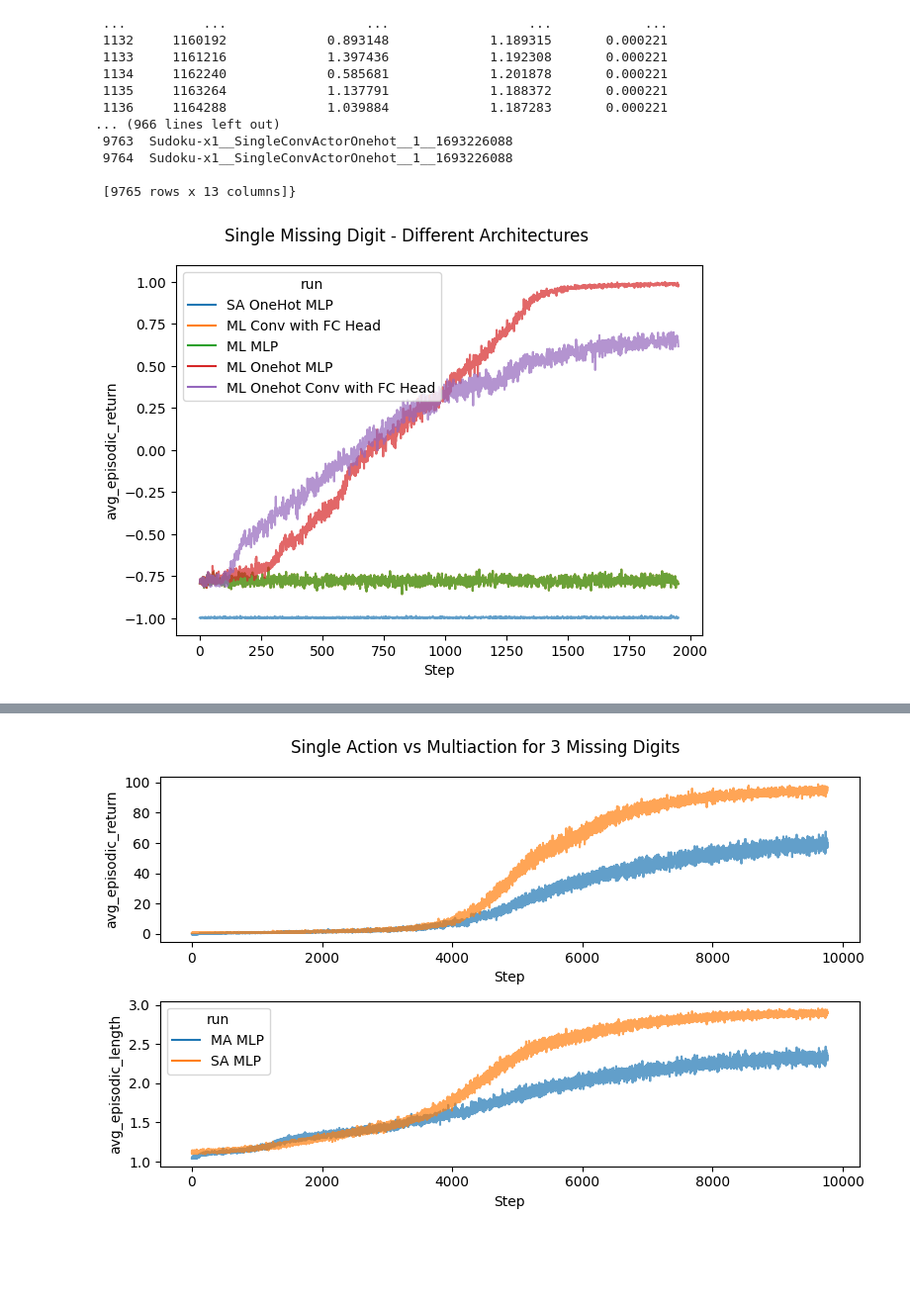
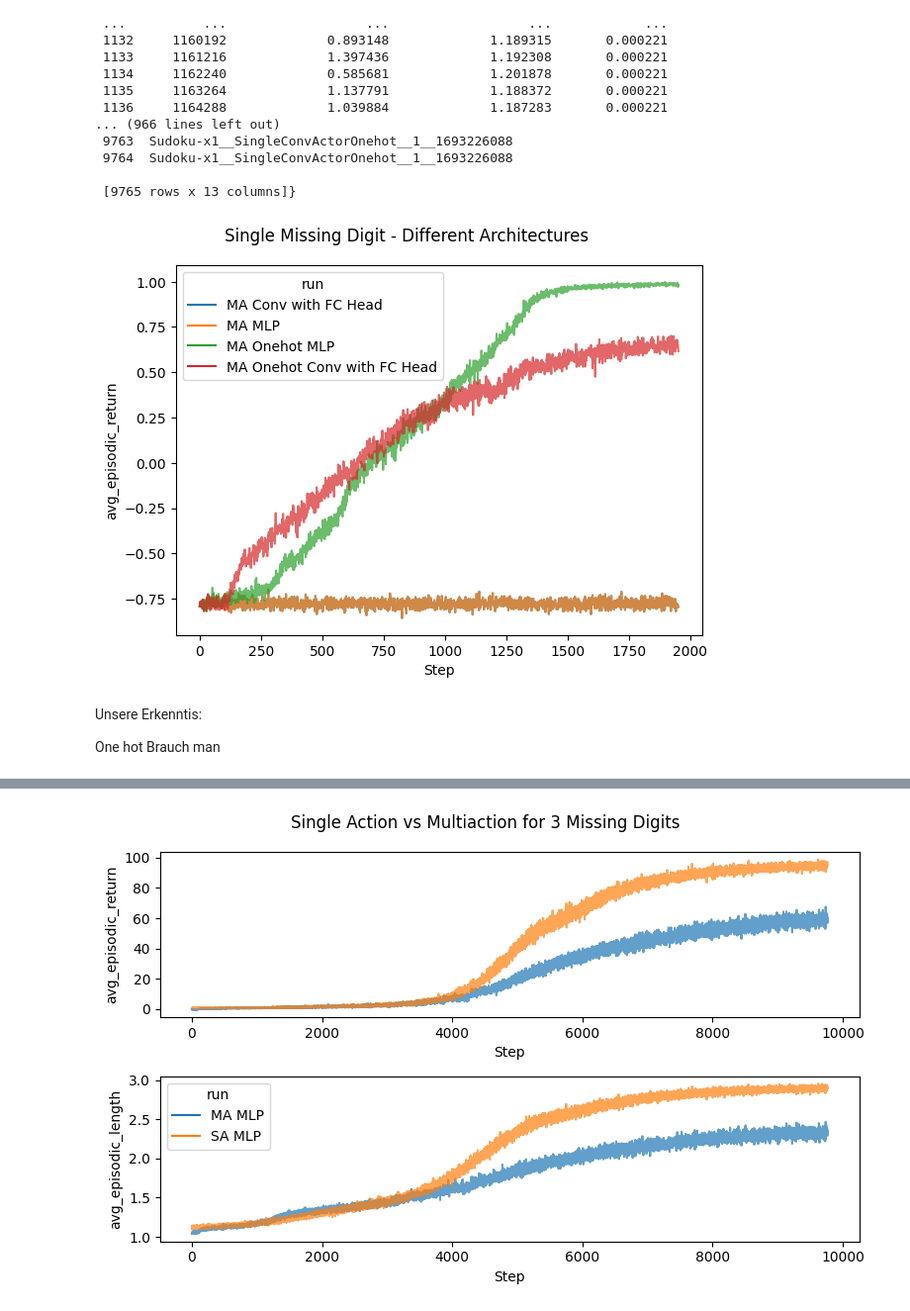
Before and after one commit to MockaWolke/DEEP_SUDOKU, a Jupyter notebook: analysis/anaylis_rl.ipynb, the cells around one changed output, grey strips where cells are left out. Shown at 99% size. Drawn from its saved outputs; the diff is of its cells as text; code cells hidden in the pictures; blank space fills up the shorter version.

```diff
--- a/analysis/anaylis_rl.ipynb
+++ b/analysis/anaylis_rl.ipynb
@@ -36,25 +36,28 @@ dfs
  [9765 rows x 13 columns]}
 # %%
 one_number = {
-    "Sudoku-v0__SingleActionTest__1__1693059453" : "SA OneHot MLP",
-    "Sudoku-v0__ConvActor__1__1693051529" : "ML Conv with FC Head",
-    "Sudoku-v0__SplitMLP__1__1693051553" : "ML MLP",
-    "Sudoku-v0__first_try__1__1693050650" : "ML Onehot MLP",
-    "Sudoku-v0__only1__1__1693049832" : "ML Onehot Conv with FC Head"
+    "Sudoku-v0__ConvActor__1__1693051529" : "MA Conv with FC Head",
+    "Sudoku-v0__SplitMLP__1__1693051553" : "MA MLP",
+    "Sudoku-v0__first_try__1__1693050650" : "MA Onehot MLP",
+    "Sudoku-v0__only1__1__1693049832" : "MA Onehot Conv with FC Head"
               }
 
 one_missing_digit = []
 
 for k,n in one_number.items():
 
     df = dfs[k]
     df["run"] = n
     one_missing_digit.append(df)
 
 one = pd.concat(one_missing_digit)
 sns.lineplot(one.reset_index(names = "Step"), x="Step", y = "avg_episodic_return", hue = "run", alpha = 0.7)
 plt.suptitle("Single Missing Digit - Different Architectures")
 plt.tight_layout()
 plt.show()
 # %% [output]
-[figure, old version]
+[figure, new version]
+# %% [markdown]
+Unsere Erkenntis:
+
+One hot Brauch man
```
Also changed, not shown: parts of 5 cells of this notebook, 35 other files.
